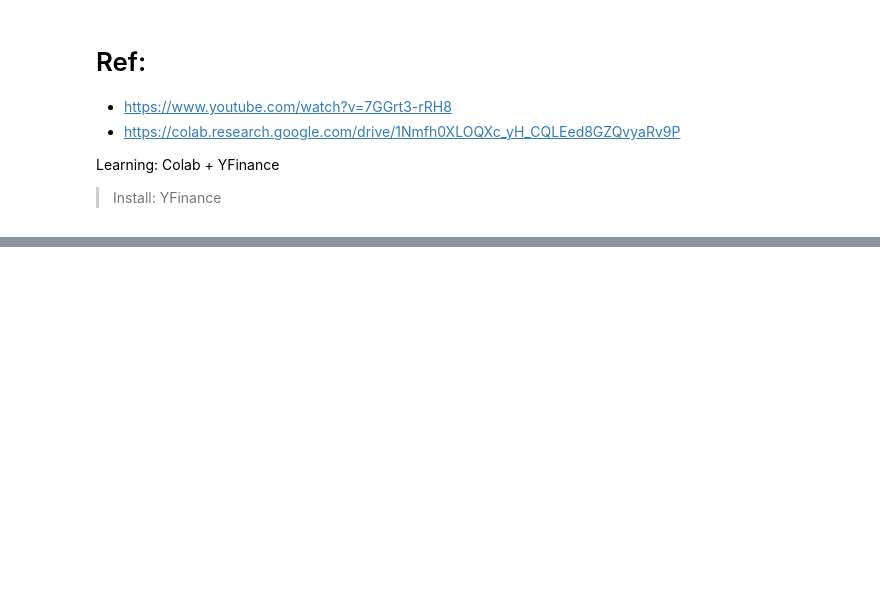
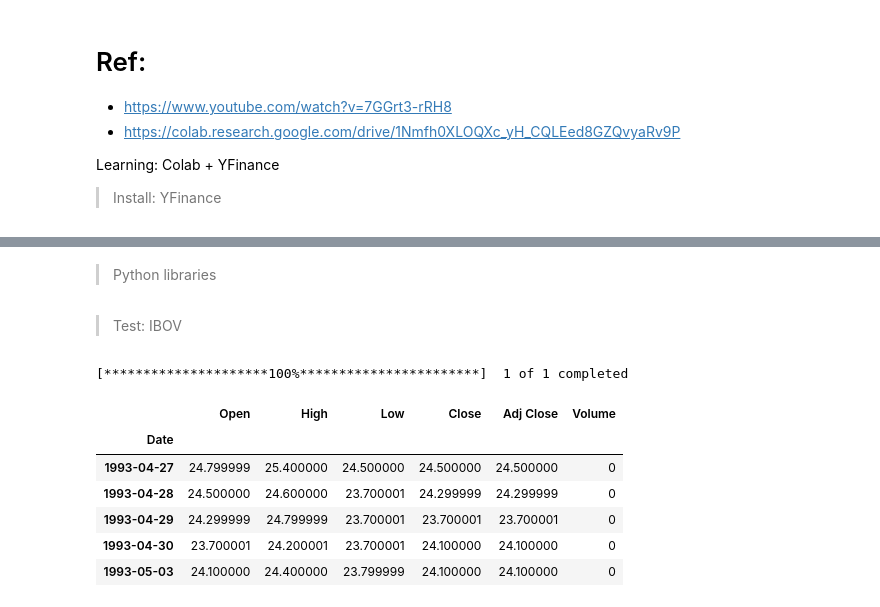
Before and after one commit to mv/yfinance-colab, a Jupyter notebook: yfinance_01.ipynb, the cells around one changed output, grey strips where cells are left out. Saved outputs shown, nothing was run; the diff lists cells and outputs as text; code cells hidden in the pictures; blank space fills up the shorter version.

```diff
--- a/yfinance_01.ipynb
+++ b/yfinance_01.ipynb
@@ -30,0 +15,2 @@ Requirement already satisfied, skipping upgrade: six>=1.5 in /usr/local/lib/pyth
+# %% [markdown]
+> Python libraries
@@ -30,0 +25,16 @@ Requirement already satisfied, skipping upgrade: six>=1.5 in /usr/local/lib/pyth
+# %% [markdown]
+> Test: IBOV
+# %%
+ibov = web.get_data_yahoo('^BVSP')
+# %% [output]
+[*********************100%***********************]  1 of 1 completed
+# %%
+ibov.head()  # data from beginning
+# %% [output]
+|  | Open | High | Low | Close | Adj Close | Volume |
+| Date |  |  |  |  |  |  |
+| 1993-04-27 | 24.799999 | 25.400000 | 24.500000 | 24.500000 | 24.500000 | 0 |
+| 1993-04-28 | 24.500000 | 24.600000 | 23.700001 | 24.299999 | 24.299999 | 0 |
+| 1993-04-29 | 24.299999 | 24.799999 | 23.700001 | 23.700001 | 23.700001 | 0 |
+| 1993-04-30 | 23.700001 | 24.200001 | 23.700001 | 24.100000 | 24.100000 | 0 |
+| 1993-05-03 | 24.100000 | 24.400000 | 23.799999 | 24.100000 | 24.100000 | 0 |
```
Also changed, not shown: parts of 6 cells of this notebook.
